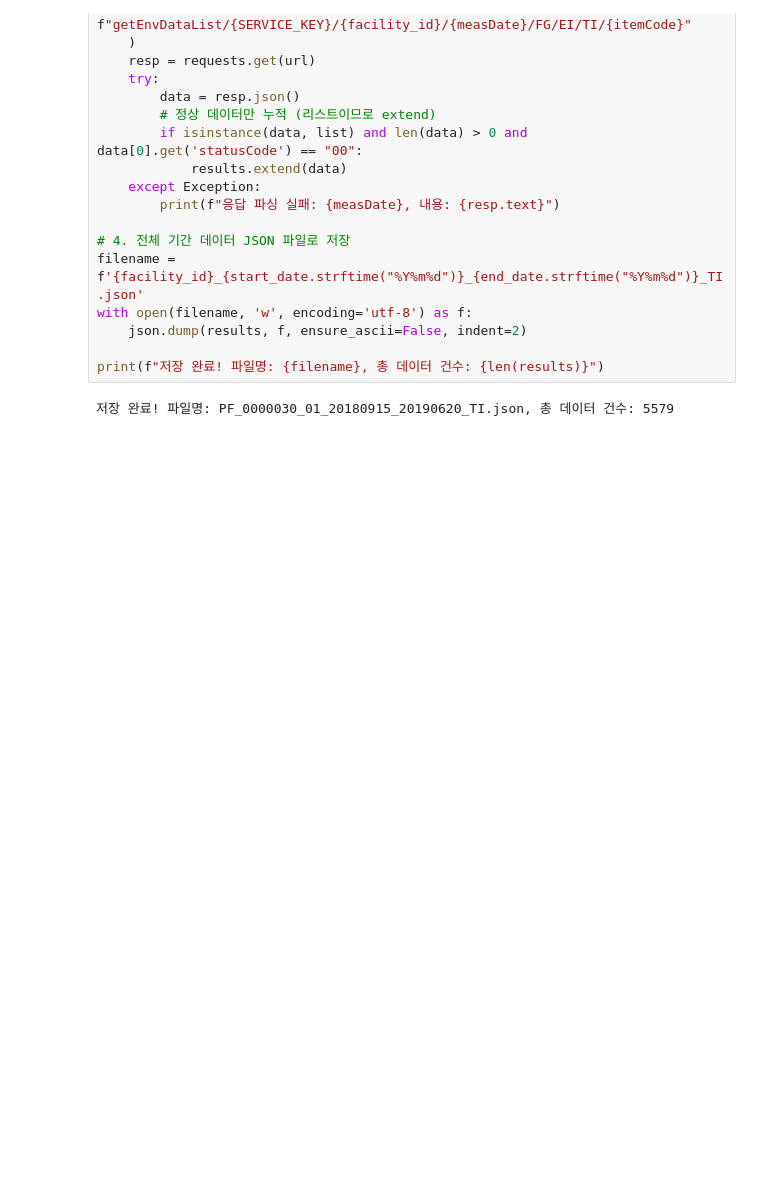
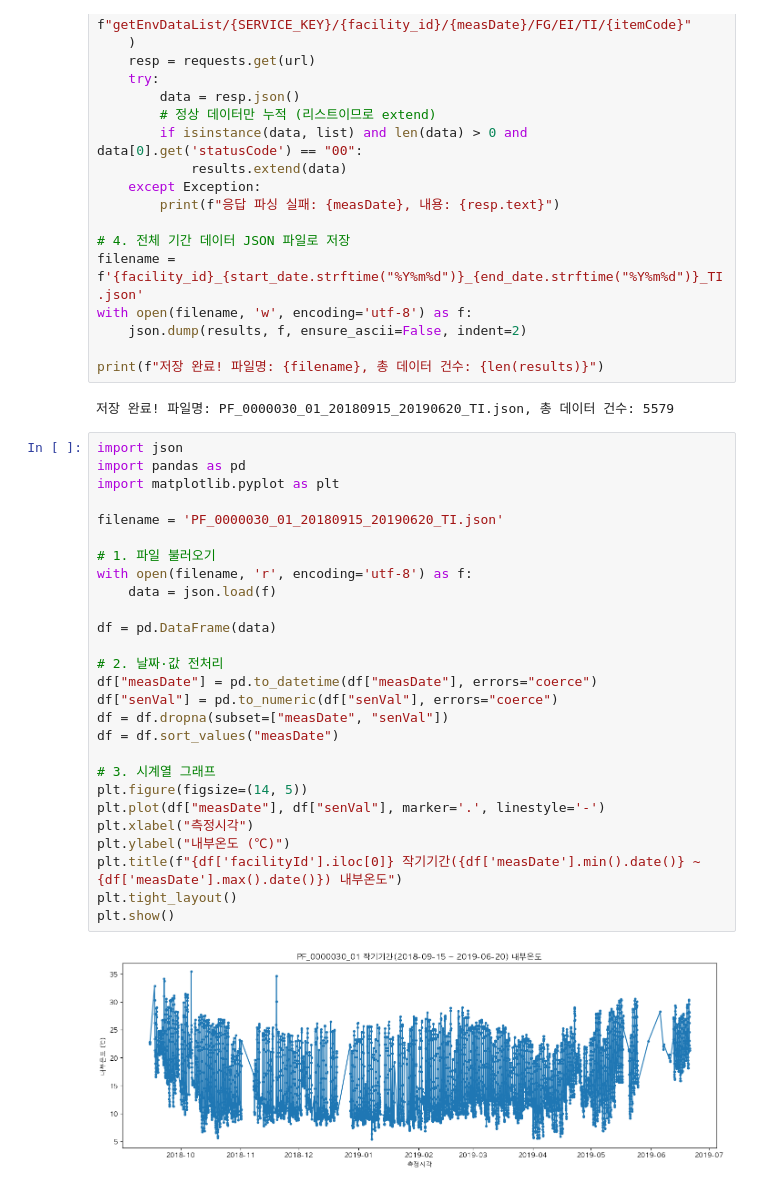
Before and after one commit to baesunghan11/smartfarm-bigdata, a Jupyter notebook: EnvDate.ipynb, the cells around one changed output. Saved outputs shown, nothing was run; the diff lists cells and outputs as text; blank space fills up the shorter version.

Commit message:
Add files via upload
20250630 내부온도 데이터로 그래프 그리기 업데이트

```diff
--- a/EnvDate.ipynb
+++ b/EnvDate.ipynb
@@ -337,3 +337,32 @@ with open(filename, 'w', encoding='utf-8') as f:
 print(f"저장 완료! 파일명: {filename}, 총 데이터 건수: {len(results)}")
 # %% [output]
 저장 완료! 파일명: PF_0000030_01_20180915_20190620_TI.json, 총 데이터 건수: 5579
+# %%
+import json
+import pandas as pd
+import matplotlib.pyplot as plt
+
+filename = 'PF_0000030_01_20180915_20190620_TI.json'
+
+# 1. 파일 불러오기
+with open(filename, 'r', encoding='utf-8') as f:
+    data = json.load(f)
+
+df = pd.DataFrame(data)
+
+# 2. 날짜·값 전처리
+df["measDate"] = pd.to_datetime(df["measDate"], errors="coerce")
+df["senVal"] = pd.to_numeric(df["senVal"], errors="coerce")
+df = df.dropna(subset=["measDate", "senVal"])
+df = df.sort_values("measDate")
+
+# 3. 시계열 그래프
+plt.figure(figsize=(14, 5))
+plt.plot(df["measDate"], df["senVal"], marker='.', linestyle='-')
+plt.xlabel("측정시각")
+plt.ylabel("내부온도 (℃)")
+plt.title(f"{df['facilityId'].iloc[0]} 작기기간({df['measDate'].min().date()} ~ {df['measDate'].max().date()}) 내부온도")
+plt.tight_layout()
+plt.show()
+# %% [output]
+[figure, added]
```
Also changed, not shown: parts of 2 cells of this notebook.
